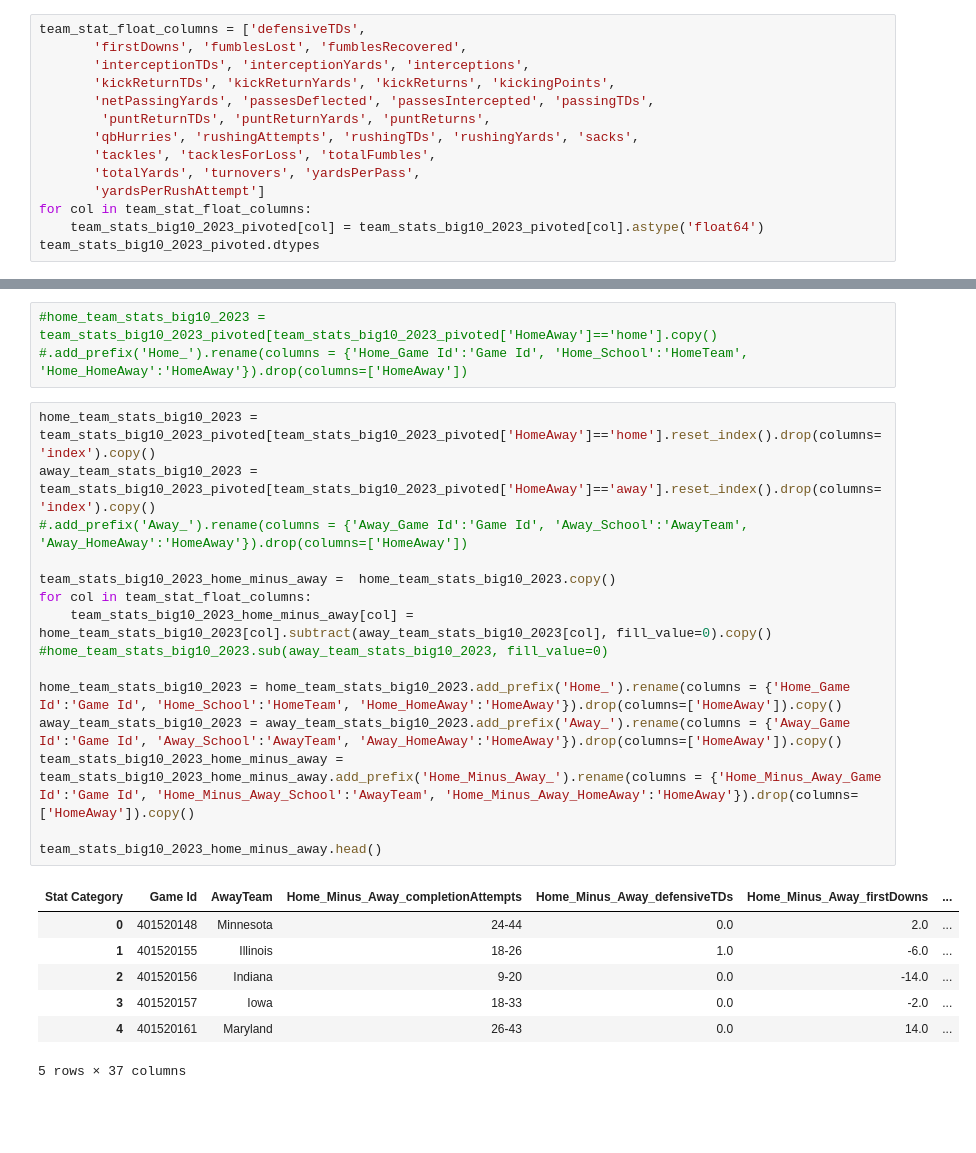
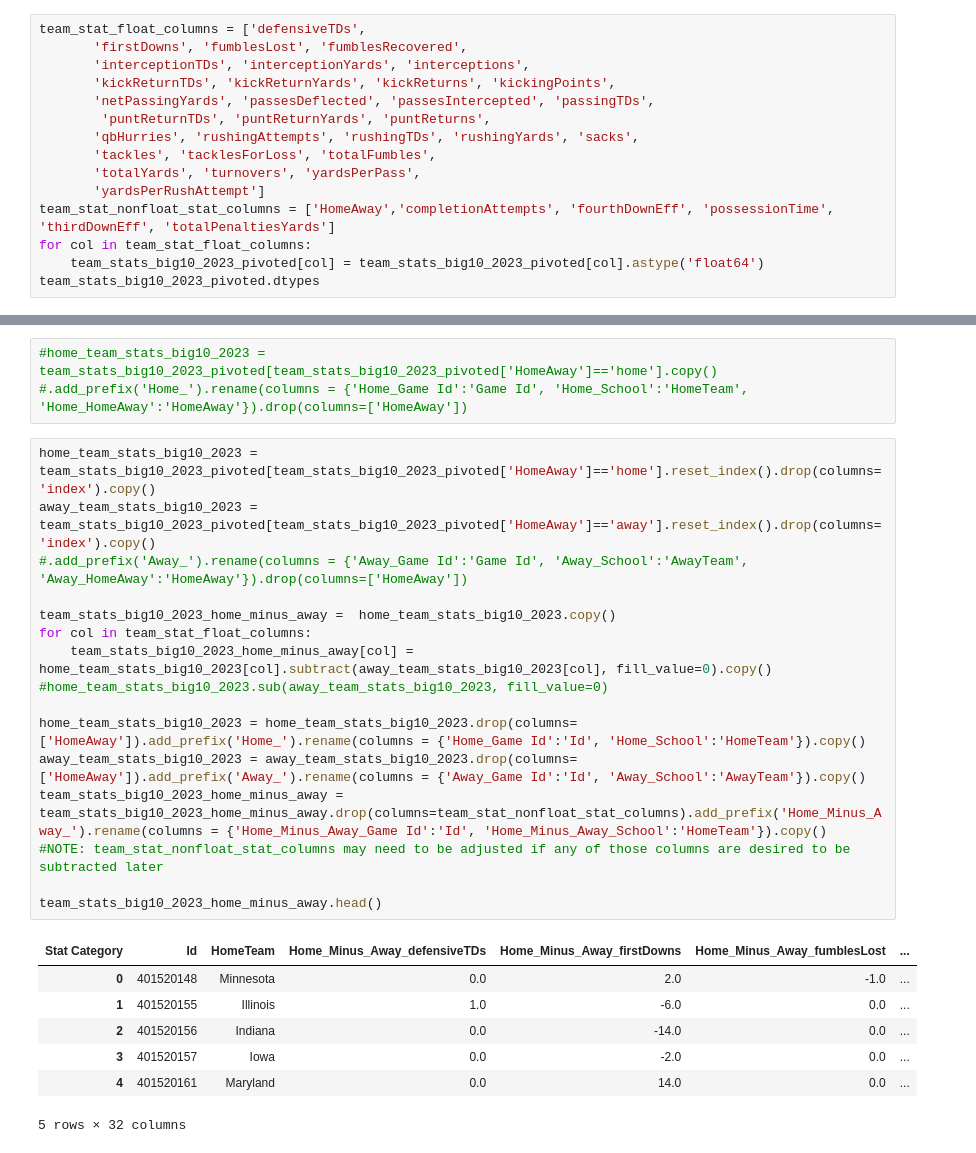
Before and after one commit to ballir27/College-Football-Betting, a Jupyter notebook: notebooks/college_football_eda.ipynb, the cells around one changed output, grey strips where cells are left out. Drawn from its saved outputs; the diff is of its cells as text; blank space fills up the shorter version.

```diff
--- a/notebooks/college_football_eda.ipynb
+++ b/notebooks/college_football_eda.ipynb
@@ -130,6 +138,7 @@ team_stat_float_columns = ['defensiveTDs',
        'tackles', 'tacklesForLoss', 'totalFumbles',
        'totalYards', 'turnovers', 'yardsPerPass',
        'yardsPerRushAttempt']
+team_stat_nonfloat_stat_columns = ['HomeAway','completionAttempts', 'fourthDownEff', 'possessionTime', 'thirdDownEff', 'totalPenaltiesYards']
 for col in team_stat_float_columns:
     team_stats_big10_2023_pivoted[col] = team_stats_big10_2023_pivoted[col].astype('float64')
 team_stats_big10_2023_pivoted.dtypes
@@ -157,26 +166,27 @@ dtype: object
 # %%
 home_team_stats_big10_2023 = team_stats_big10_2023_pivoted[team_stats_big10_2023_pivoted['HomeAway']=='home'].reset_index().drop(columns='index').copy()
 away_team_stats_big10_2023 = team_stats_big10_2023_pivoted[team_stats_big10_2023_pivoted['HomeAway']=='away'].reset_index().drop(columns='index').copy()
 #.add_prefix('Away_').rename(columns = {'Away_Game Id':'Game Id', 'Away_School':'AwayTeam', 'Away_HomeAway':'HomeAway'}).drop(columns=['HomeAway'])
 
 team_stats_big10_2023_home_minus_away =  home_team_stats_big10_2023.copy()
 for col in team_stat_float_columns:
     team_stats_big10_2023_home_minus_away[col] = home_team_stats_big10_2023[col].subtract(away_team_stats_big10_2023[col], fill_value=0).copy()
 #home_team_stats_big10_2023.sub(away_team_stats_big10_2023, fill_value=0)
 
-home_team_stats_big10_2023 = home_team_stats_big10_2023.add_prefix('Home_').rename(columns = {'Home_Game Id':'Game Id', 'Home_School':'HomeTeam', 'Home_HomeAway':'HomeAway'}).drop(columns=['HomeAway']).copy()
-away_team_stats_big10_2023 = away_team_stats_big10_2023.add_prefix('Away_').rename(columns = {'Away_Game Id':'Game Id', 'Away_School':'AwayTeam', 'Away_HomeAway':'HomeAway'}).drop(columns=['HomeAway']).copy()
-team_stats_big10_2023_home_minus_away = team_stats_big10_2023_home_minus_away.add_prefix('Home_Minus_Away_').rename(columns = {'Home_Minus_Away_Game Id':'Game Id', 'Home_Minus_Away_School':'AwayTeam', 'Home_Minus_Away_HomeAway':'HomeAway'}).drop(columns=['HomeAway']).copy()
+home_team_stats_big10_2023 = home_team_stats_big10_2023.drop(columns=['HomeAway']).add_prefix('Home_').rename(columns = {'Home_Game Id':'Id', 'Home_School':'HomeTeam'}).copy()
+away_team_stats_big10_2023 = away_team_stats_big10_2023.drop(columns=['HomeAway']).add_prefix('Away_').rename(columns = {'Away_Game Id':'Id', 'Away_School':'AwayTeam'}).copy()
+team_stats_big10_2023_home_minus_away = team_stats_big10_2023_home_minus_away.drop(columns=team_stat_nonfloat_stat_columns).add_prefix('Home_Minus_Away_').rename(columns = {'Home_Minus_Away_Game Id':'Id', 'Home_Minus_Away_School':'HomeTeam'}).copy()
+#NOTE: team_stat_nonfloat_stat_columns may need to be adjusted if any of those columns are desired to be subtracted later
 
 team_stats_big10_2023_home_minus_away.head()
 # %% [output]
-| Stat Category | Game Id | AwayTeam | Home_Minus_Away_completionAttempts | Home_Minus_Away_defensiveTDs | Home_Minus_Away_firstDowns | ... |
-| 0 | 401520148 | Minnesota | 24-44 | 0.0 | 2.0 | ... |
-| 1 | 401520155 | Illinois | 18-26 | 1.0 | -6.0 | ... |
-| 2 | 401520156 | Indiana | 9-20 | 0.0 | -14.0 | ... |
-| 3 | 401520157 | Iowa | 18-33 | 0.0 | -2.0 | ... |
-| 4 | 401520161 | Maryland | 26-43 | 0.0 | 14.0 | ... |
+| Stat Category | Id | HomeTeam | Home_Minus_Away_defensiveTDs | Home_Minus_Away_firstDowns | Home_Minus_Away_fumblesLost | ... |
+| 0 | 401520148 | Minnesota | 0.0 | 2.0 | -1.0 | ... |
+| 1 | 401520155 | Illinois | 1.0 | -6.0 | 0.0 | ... |
+| 2 | 401520156 | Indiana | 0.0 | -14.0 | 0.0 | ... |
+| 3 | 401520157 | Iowa | 0.0 | -2.0 | 0.0 | ... |
+| 4 | 401520161 | Maryland | 0.0 | 14.0 | 0.0 | ... |
-5 rows × 37 columns
+5 rows × 32 columns
 # %%
 home_team_stats_big10_2023.head()
 # %% [output]
```
Also changed, not shown: parts of 8 cells of this notebook.
